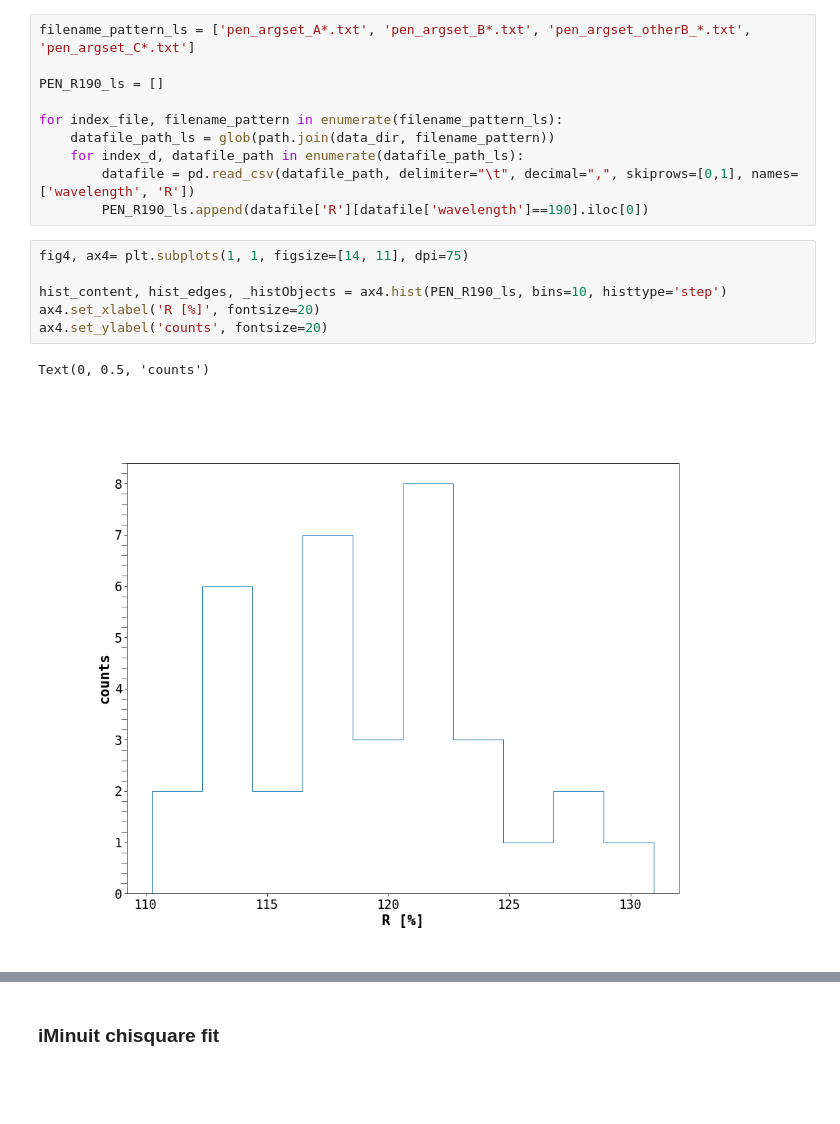
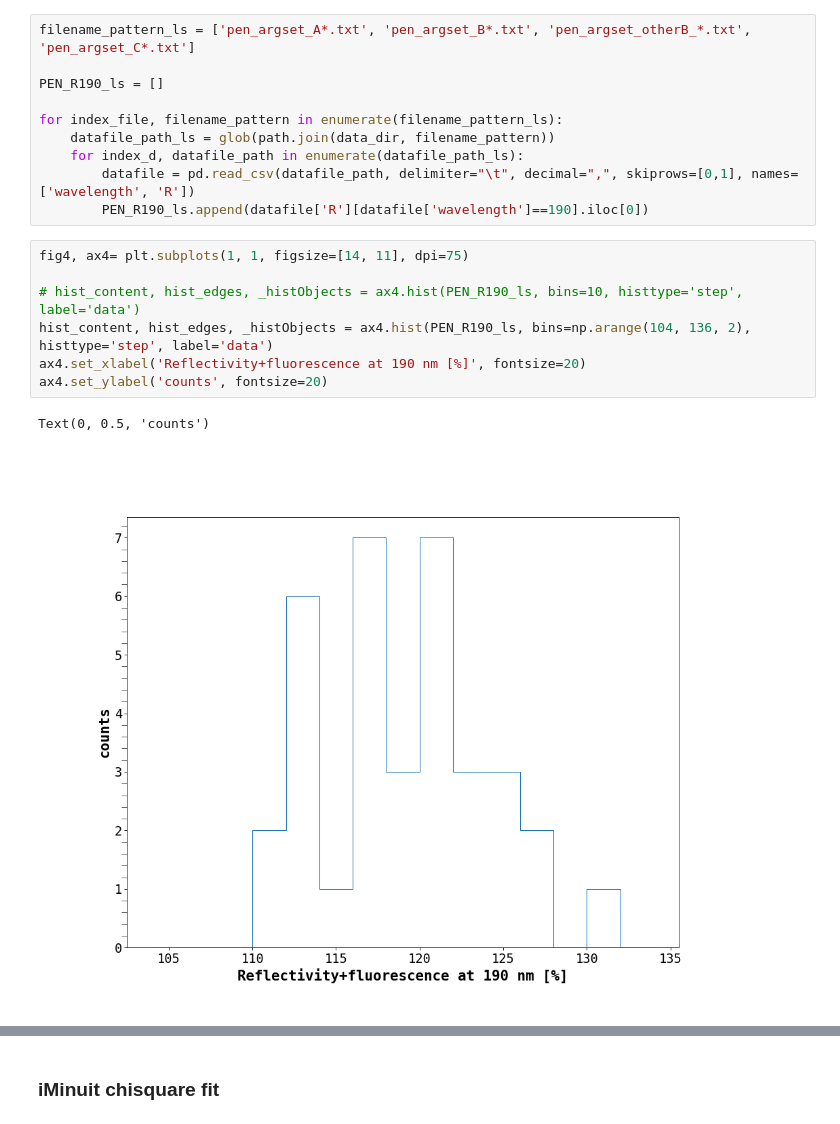
Before and after one commit to sarthchoudhary/ArGCAT, a Jupyter notebook: notebooks/plot_spectrophotometry.ipynb, the cells around one changed output, grey strips where cells are left out. Saved outputs shown, nothing was run; the diff lists cells and outputs as text; blank space fills up the shorter version.

Commit message:
added plot: histogram and Gauss fit (NLL)

```diff
--- a/notebooks/plot_spectrophotometry.ipynb
+++ b/notebooks/plot_spectrophotometry.ipynb
@@ -267,10 +267,11 @@ for index_file, filename_pattern in enumerate(filename_pattern_ls):
 # %%
 fig4, ax4= plt.subplots(1, 1, figsize=[14, 11], dpi=75)
 
-hist_content, hist_edges, _histObjects = ax4.hist(PEN_R190_ls, bins=10, histtype='step')
-ax4.set_xlabel('R [%]', fontsize=20)
+# hist_content, hist_edges, _histObjects = ax4.hist(PEN_R190_ls, bins=10, histtype='step', label='data')
+hist_content, hist_edges, _histObjects = ax4.hist(PEN_R190_ls, bins=np.arange(104, 136, 2), histtype='step', label='data')
+ax4.set_xlabel('Reflectivity+fluorescence at 190 nm [%]', fontsize=20)
 ax4.set_ylabel('counts', fontsize=20)
 # %% [output]
 Text(0, 0.5, 'counts')
-[figure, old version]
+[figure, new version]
 # %%
```
Also changed, not shown: parts of 52 cells of this notebook.
